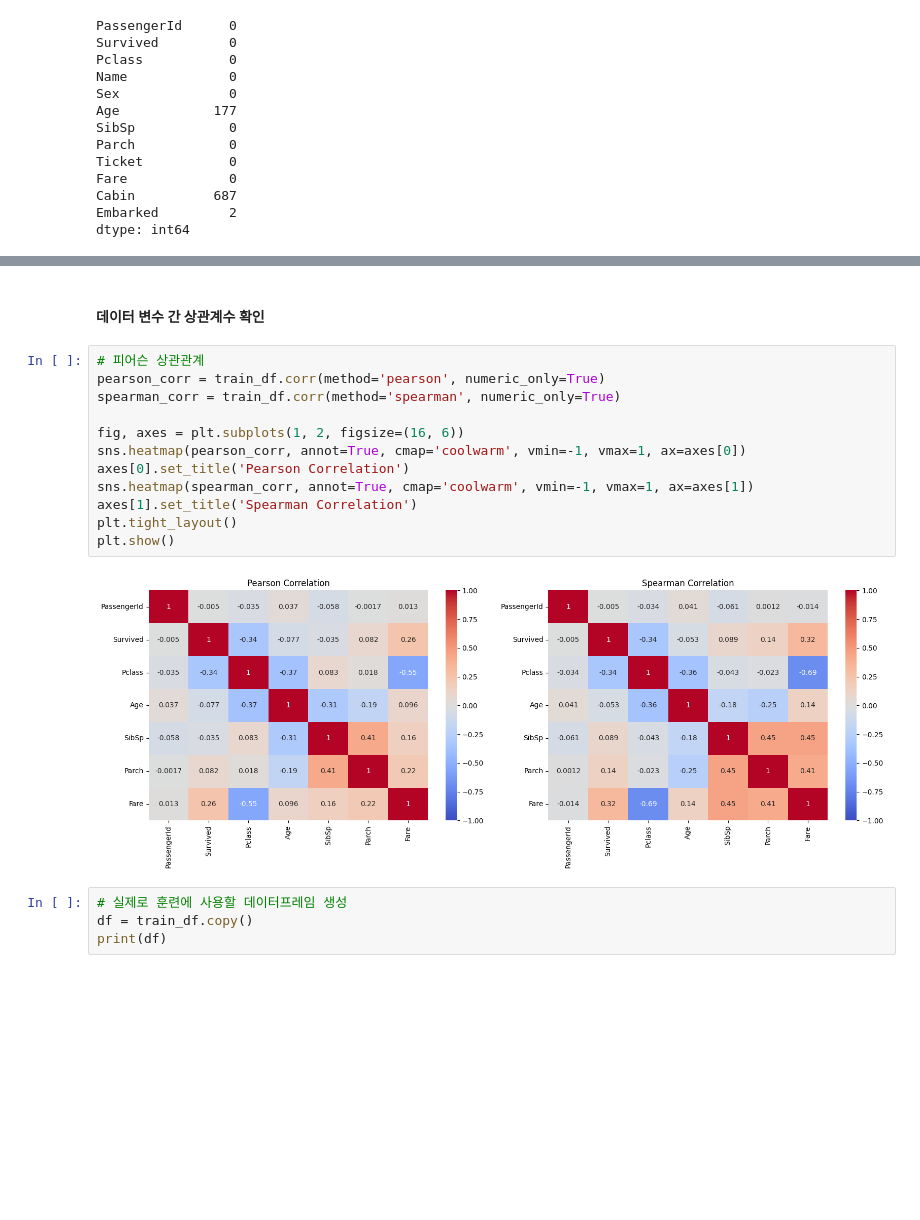
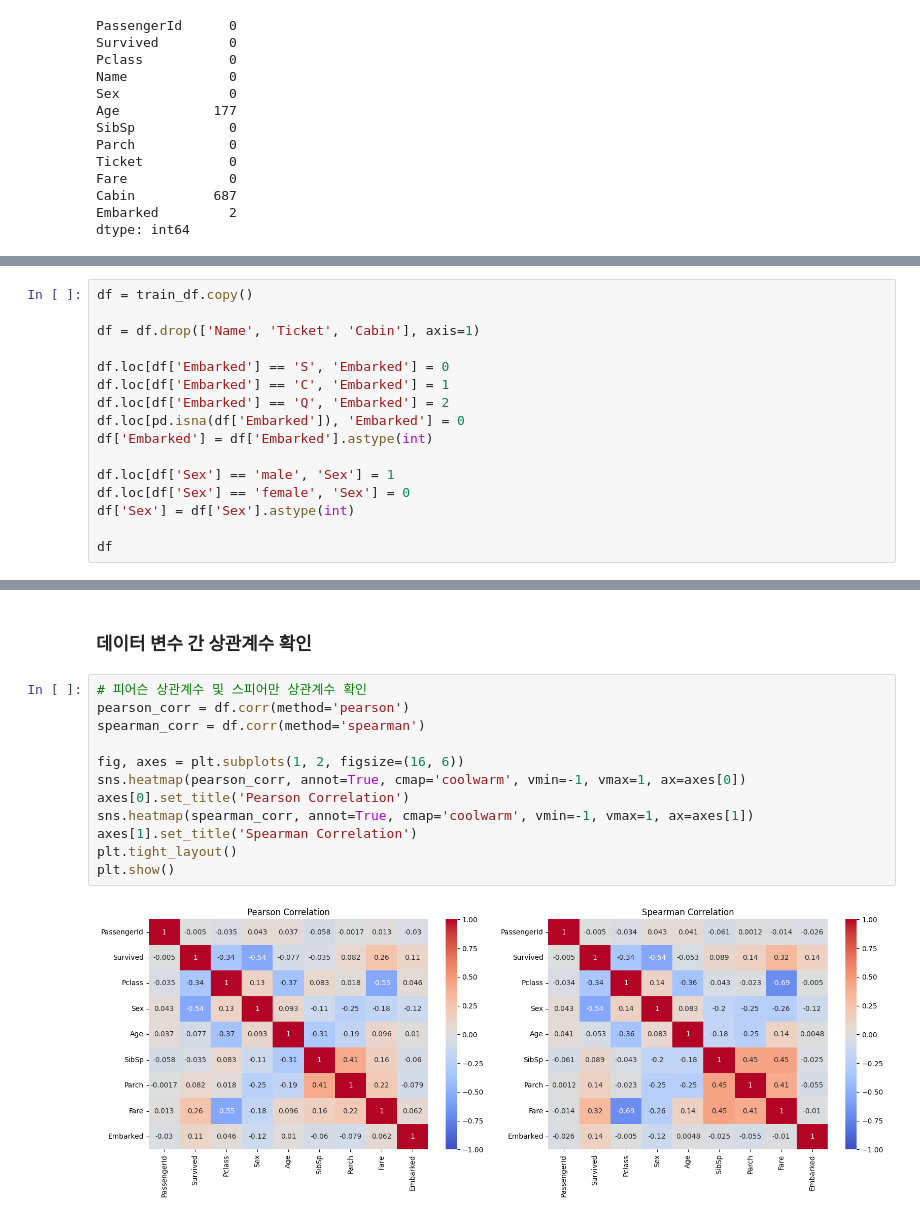
Before and after one commit to kty2001/ML_project, a Jupyter notebook: titanic_analysis.ipynb, the cells around one changed output, grey strips where cells are left out. Cells and saved outputs as stored; diff of their text form; blank space fills up the shorter version.

```diff
--- a/titanic_analysis.ipynb
+++ b/titanic_analysis.ipynb
@@ -168,0 +208,16 @@ dtype: int64
+# %%
+df = train_df.copy()
+
+df = df.drop(['Name', 'Ticket', 'Cabin'], axis=1)
+
+df.loc[df['Embarked'] == 'S', 'Embarked'] = 0
+df.loc[df['Embarked'] == 'C', 'Embarked'] = 1
+df.loc[df['Embarked'] == 'Q', 'Embarked'] = 2
+df.loc[pd.isna(df['Embarked']), 'Embarked'] = 0
+df['Embarked'] = df['Embarked'].astype(int)
+
+df.loc[df['Sex'] == 'male', 'Sex'] = 1
+df.loc[df['Sex'] == 'female', 'Sex'] = 0
+df['Sex'] = df['Sex'].astype(int)
+
+df
@@ -169,20 +358,16 @@ dtype: int64
 # %% [markdown]
-#### 데이터 변수 간 상관계수 확인
+### 데이터 변수 간 상관계수 확인
 # %%
-# 피어슨 상관관계
-pearson_corr = train_df.corr(method='pearson', numeric_only=True)
-spearman_corr = train_df.corr(method='spearman', numeric_only=True)
+# 피어슨 상관계수 및 스피어만 상관계수 확인
+pearson_corr = df.corr(method='pearson')
+spearman_corr = df.corr(method='spearman')
 
 fig, axes = plt.subplots(1, 2, figsize=(16, 6))
 sns.heatmap(pearson_corr, annot=True, cmap='coolwarm', vmin=-1, vmax=1, ax=axes[0])
 axes[0].set_title('Pearson Correlation')
 sns.heatmap(spearman_corr, annot=True, cmap='coolwarm', vmin=-1, vmax=1, ax=axes[1])
 axes[1].set_title('Spearman Correlation')
 plt.tight_layout()
 plt.show()
 # %% [output]
-[figure, old version]
+[figure, new version]
-# %%
-# 실제로 훈련에 사용할 데이터프레임 생성
-df = train_df.copy()
-print(df)
```
Also changed, not shown: parts of 62 cells of this notebook, 5 other files.
